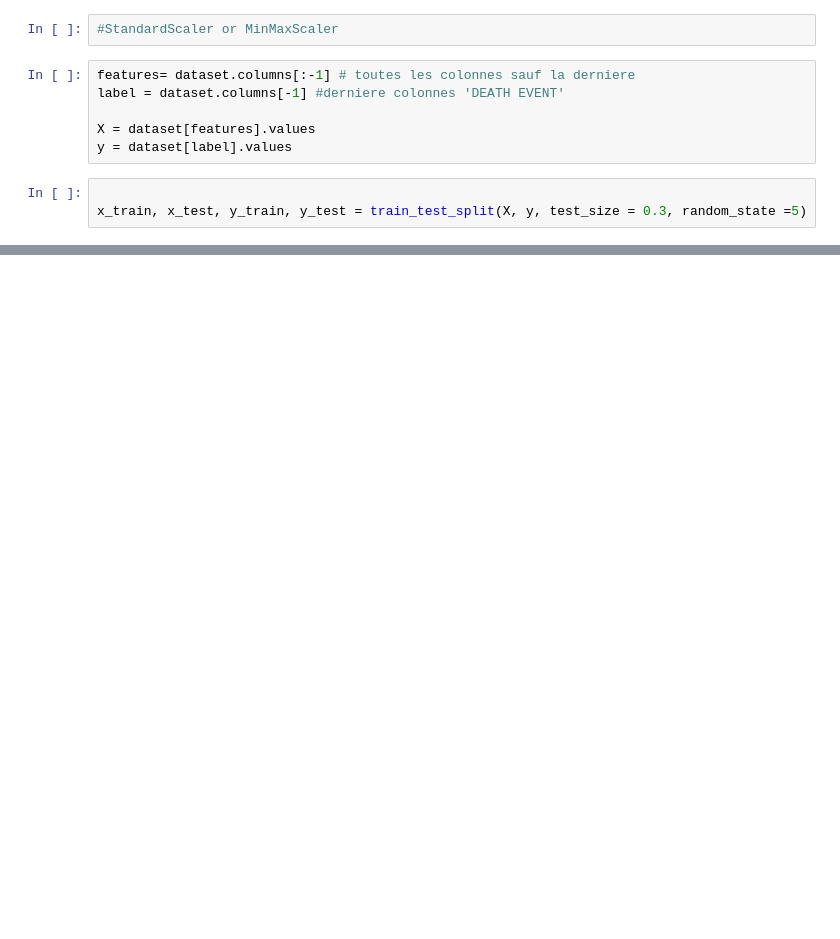
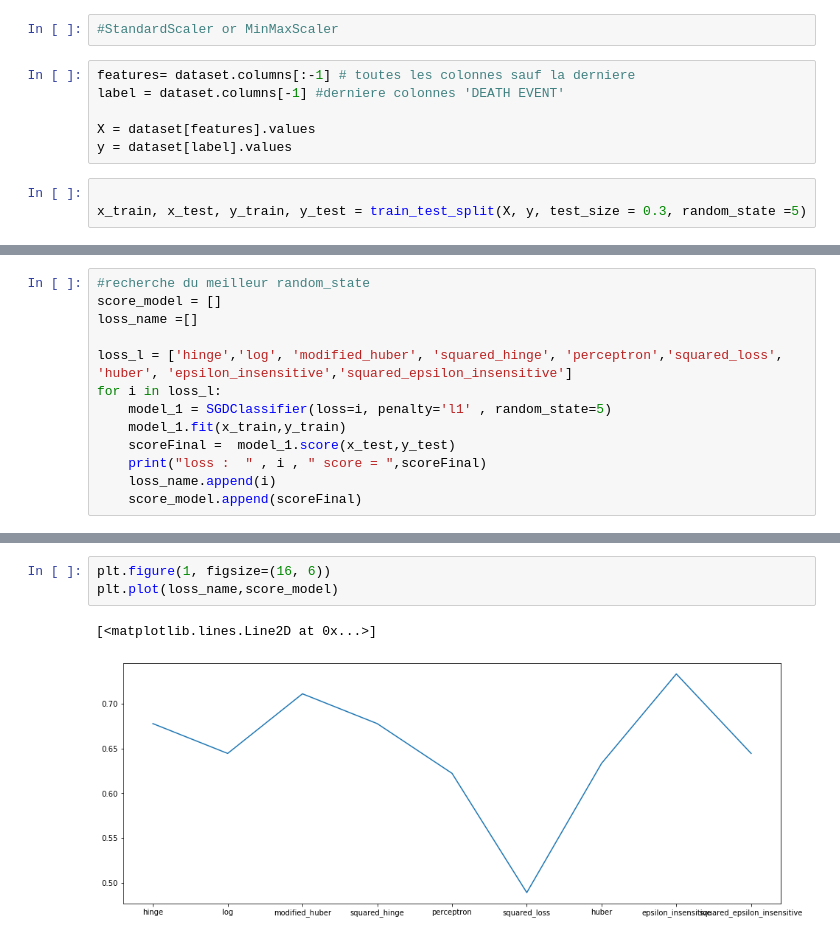
Before and after one commit to ragnvr/IAS_heart_failure, a Jupyter notebook: heart_failure.ipynb, the cells around one changed output, grey strips where cells are left out. Cells and saved outputs as stored; diff of their text form; blank space fills up the shorter version.

```diff
--- a/heart_failure.ipynb
+++ b/heart_failure.ipynb
@@ -340,0 +408,13 @@ monScoring = 'neg_mean_squared_error' # (RMS=Root Mean Squared)
+# %%
+#recherche du meilleur random_state
+score_model = []
+loss_name =[]
+
+loss_l = ['hinge','log', 'modified_huber', 'squared_hinge', 'perceptron','squared_loss', 'huber', 'epsilon_insensitive','squared_epsilon_insensitive']
+for i in loss_l:
+    model_1 = SGDClassifier(loss=i, penalty='l1' , random_state=5)
+    model_1.fit(x_train,y_train)
+    scoreFinal =  model_1.score(x_test,y_test)
+    print("loss :  " , i , " score = ",scoreFinal)
+    loss_name.append(i)
+    score_model.append(scoreFinal)
@@ -340,0 +431,6 @@ monScoring = 'neg_mean_squared_error' # (RMS=Root Mean Squared)
+# %%
+plt.figure(1, figsize=(16, 6))
+plt.plot(loss_name,score_model)
+# %% [output]
+[<matplotlib.lines.Line2D at 0x...>]
+[figure, added]
```
Also changed, not shown: parts of 26 cells of this notebook.
